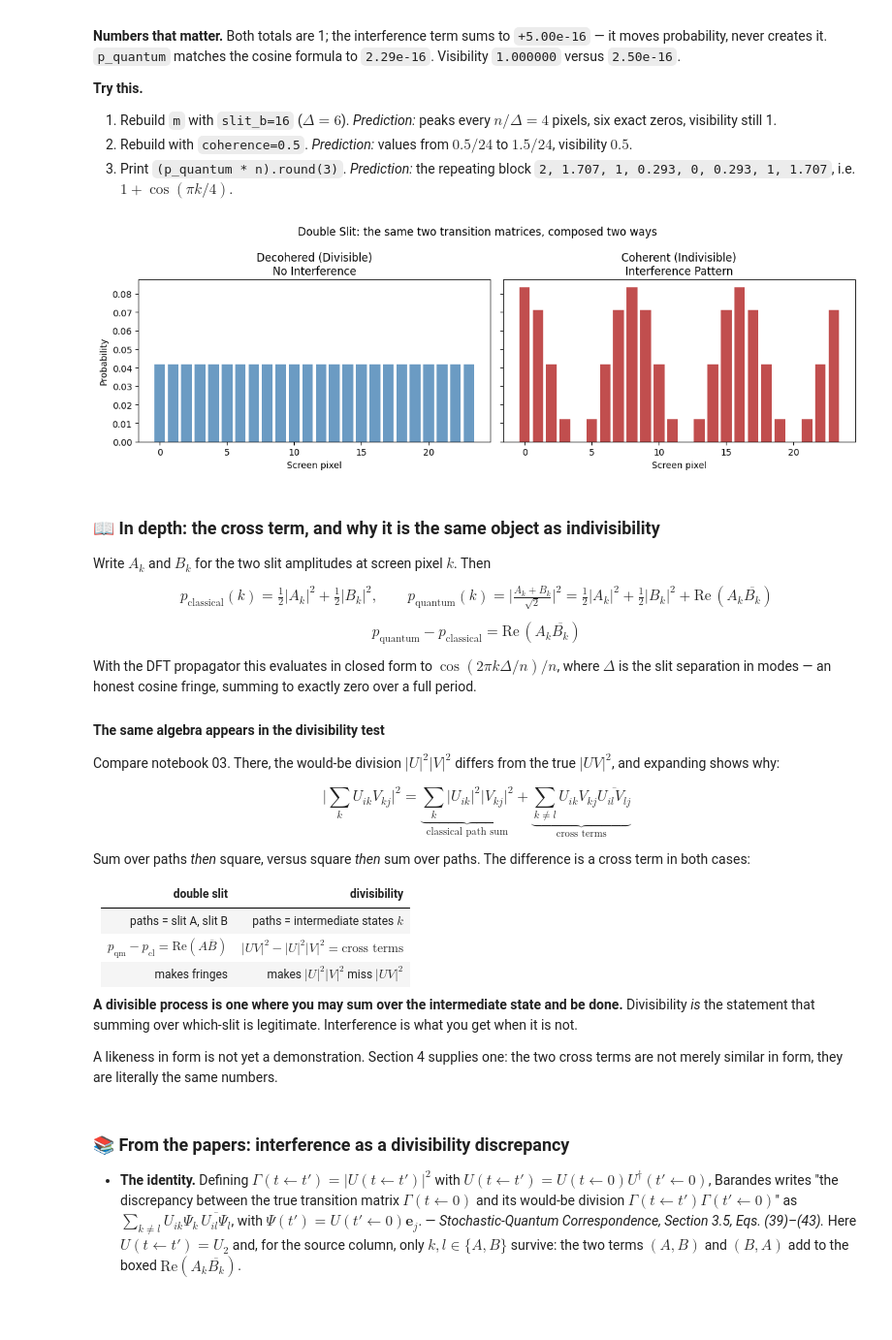
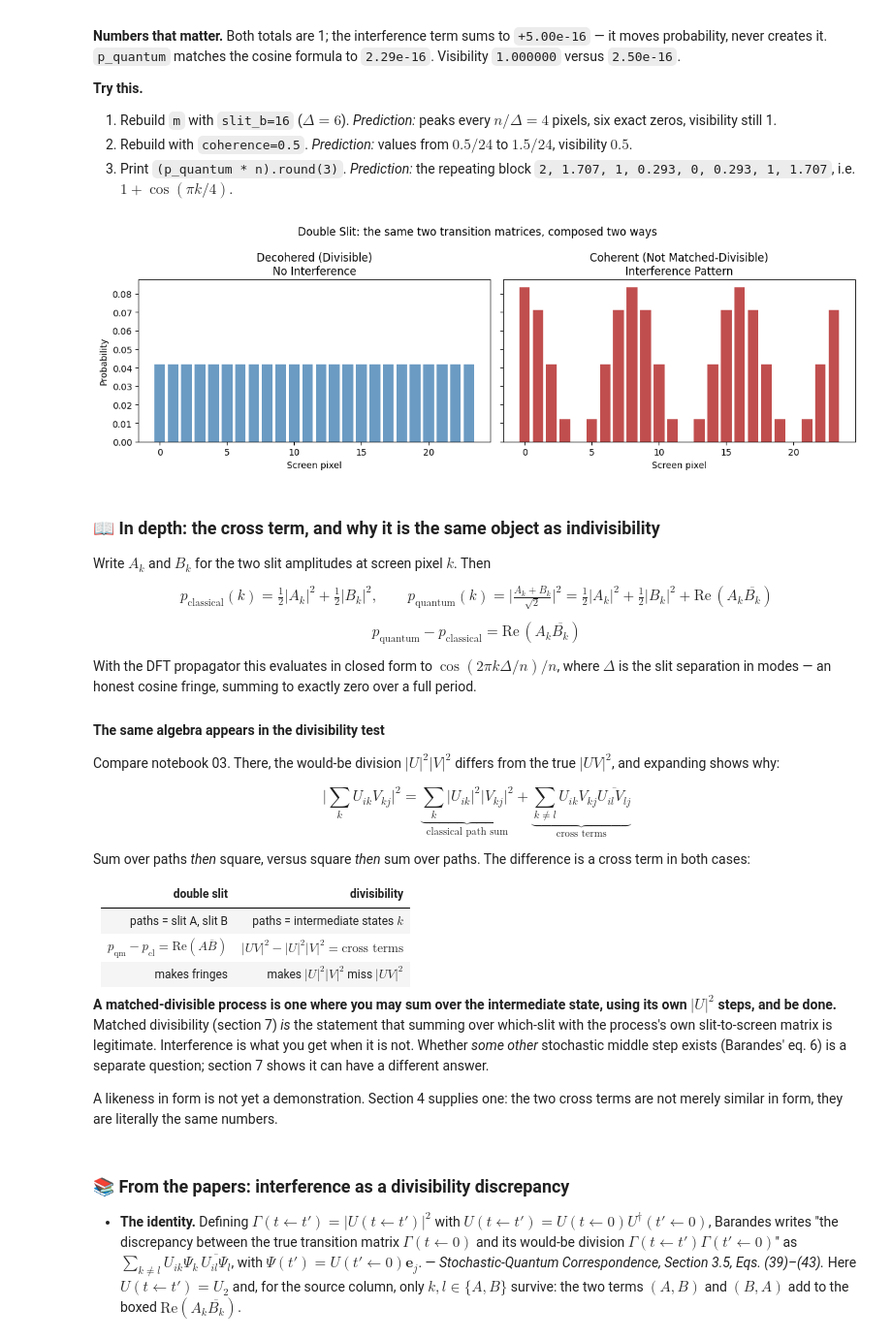
Before and after one commit to mrklaney/isp-lab, a Jupyter notebook: notebooks/05_interference_annotated.ipynb, the cells around one changed output. Shown at 97% size. Saved outputs shown, nothing was run; the diff lists cells and outputs as text; code cells hidden in the pictures; blank space fills up the shorter version.

```diff
--- a/notebooks/05_interference_annotated.ipynb
+++ b/notebooks/05_interference_annotated.ipynb
@@ -397,20 +397,20 @@ Decohered drops the cross term, leaving $1/n$. Consequences at $n = 24$:
 # %%
 fig, (ax1, ax2) = plt.subplots(1, 2, figsize=(12, 4), sharey=True)
 
 ax1.bar(k, p_classical, width=0.8, alpha=0.8, color='steelblue')
 ax1.set_title('Decohered (Divisible)\nNo Interference')
 ax1.set_xlabel('Screen pixel')
 ax1.set_ylabel('Probability')
 
 ax2.bar(k, p_quantum, width=0.8, alpha=0.8, color='firebrick')
-ax2.set_title('Coherent (Indivisible)\nInterference Pattern')
+ax2.set_title('Coherent (Not Matched-Divisible)\nInterference Pattern')
 ax2.set_xlabel('Screen pixel')
 
 plt.suptitle('Double Slit: the same two transition matrices, composed two ways')
 plt.tight_layout()
 plt.show()
 # %% [output]
-[figure, old version]
+[figure, new version]
 # %% [markdown]
 ### 📖 In depth: the cross term, and why it is the same object as indivisibility
 
@@ -444,9 +444,11 @@ cross term in both cases:
 | $p_{\text{qm}} - p_{\text{cl}} = \mathrm{Re}(A\overline{B})$ | $\lvert UV\rvert^2 - \lvert U\rvert^2\lvert V\rvert^2 = \text{cross terms}$ |
 | makes fringes | makes $\lvert U\rvert^2\lvert V\rvert^2$ miss $\lvert UV\rvert^2$ |
 
-**A divisible process is one where you may sum over the intermediate state and be done.**
-Divisibility *is* the statement that summing over which-slit is legitimate. Interference
-is what you get when it is not.
+**A matched-divisible process is one where you may sum over the intermediate state, using its
+own $\lvert U\rvert^2$ steps, and be done.** Matched divisibility (section 7) *is* the statement that
+summing over which-slit with the process's own slit-to-screen matrix is legitimate. Interference
+is what you get when it is not. Whether *some other* stochastic middle step exists (Barandes'
+eq. 6) is a separate question; section 7 shows it can have a different answer.
 
 A likeness in form is not yet a demonstration. Section 4 supplies one: the two cross
 terms are not merely similar in form, they are literally the same numbers.
```
Also changed, not shown: parts of 14 cells of this notebook, 23 other files.
